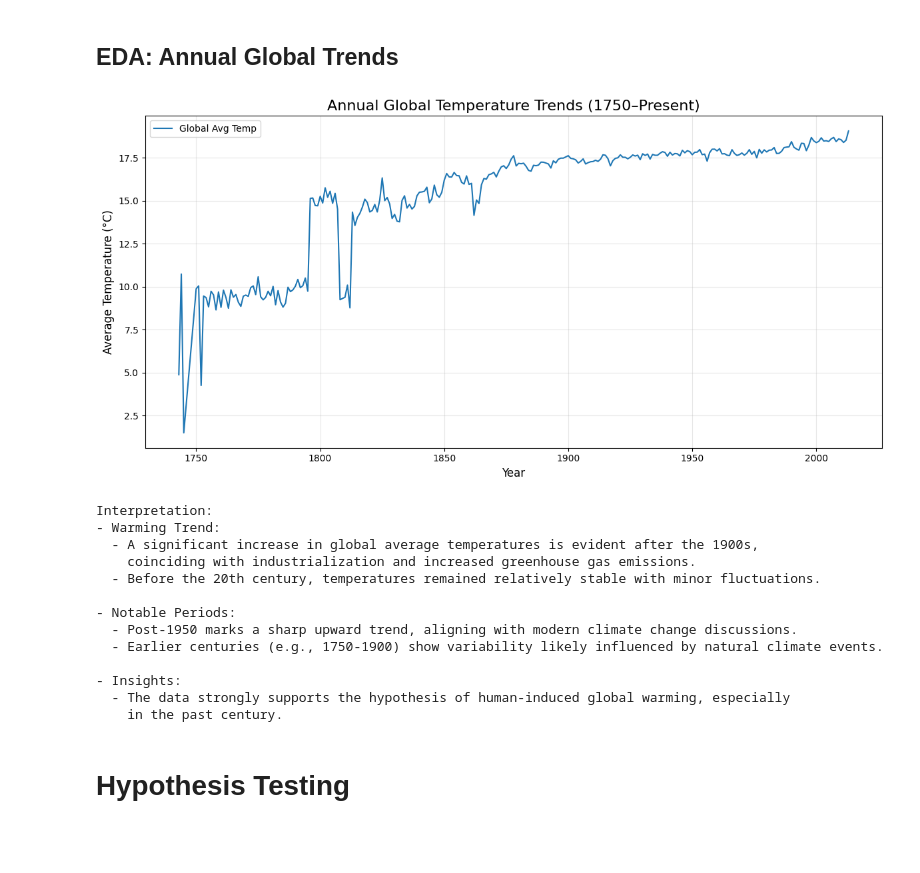
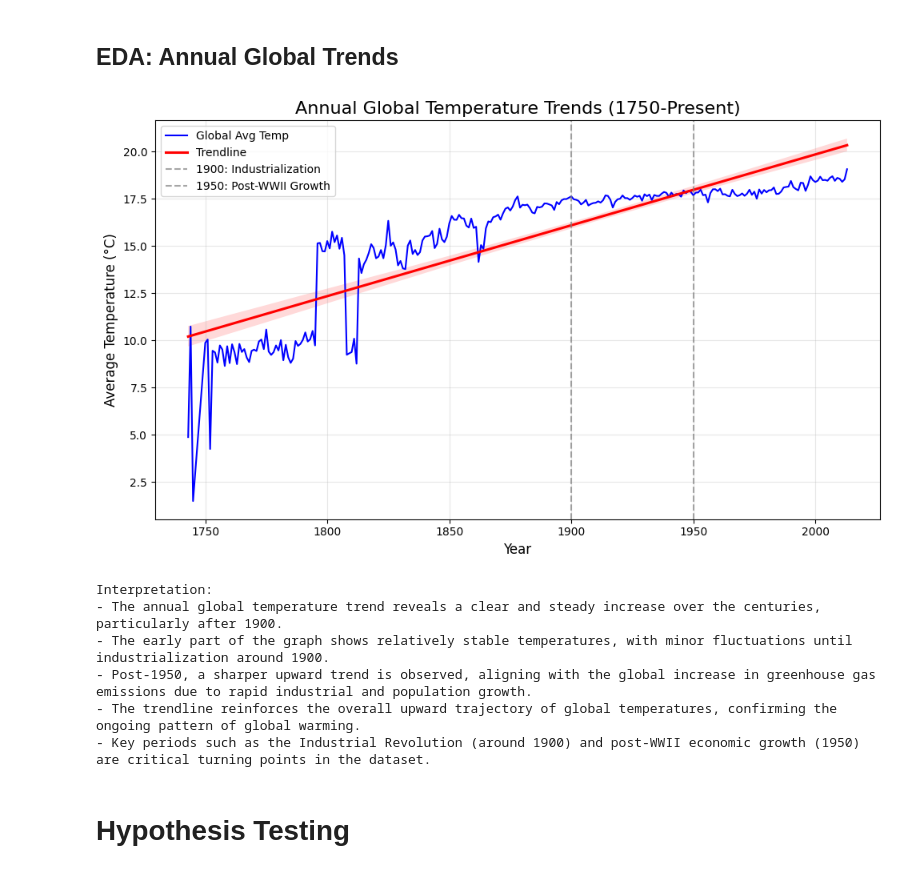
Before and after one commit to CrillyPienaah/CrillyPienaah, a Jupyter notebook: global-cities-seasonal-temperature-analysis.ipynb, the cells around one changed output. Saved outputs shown, nothing was run; the diff lists cells and outputs as text; code cells hidden in the pictures; blank space fills up the shorter version.

Commit message:
Kaggle Notebook | Global_Cities_Seasonal_Temperature_Analysis | v1.0_Global_Cities_Climate_Analysis

```diff
--- a/global-cities-seasonal-temperature-analysis.ipynb
+++ b/global-cities-seasonal-temperature-analysis.ipynb
@@ -216,50 +217,46 @@ Interpretation:
 # %%
 # Global temperature trends
 global_avg_temp = data.groupby('Year')['AverageTemperature'].mean().reset_index()
 
-# Plot
-plt.figure(figsize=(12, 6))
-sns.lineplot(data=global_avg_temp, x='Year', y='AverageTemperature', label="Global Avg Temp")
-plt.title("Annual Global Temperature Trends (1750–Present)", fontsize=16)
+# Annual Global Temperature Trends
+plt.figure(figsize=(10, 6))
+sns.lineplot(data=global_avg_temp, x='Year', y='AverageTemperature', color='blue', label='Global Avg Temp')
+sns.regplot(data=global_avg_temp, x='Year', y='AverageTemperature', scatter=False, color='red', label='Trendline')
+
+# Annotate key periods
+plt.axvline(1900, linestyle='--', color='gray', alpha=0.7, label='1900: Industrialization')
+plt.axvline(1950, linestyle='--', color='gray', alpha=0.7, label='1950: Post-WWII Growth')
+
+# Customize the plot
+plt.title("Annual Global Temperature Trends (1750-Present)", fontsize=16)
 plt.xlabel("Year", fontsize=12)
 plt.ylabel("Average Temperature (°C)", fontsize=12)
+plt.legend(loc="upper left")
 plt.grid(alpha=0.3)
-plt.legend()
 plt.tight_layout()
+
+# Save and display
+plt.savefig("annual_global_temp_trends_updated.png", dpi=300)
 plt.show()
 # %% [output]
-[figure, old version]
+[figure, new version]
-# %%
-interpretation = """
-Interpretation:
-- Warming Trend:
-  - A significant increase in global average temperatures is evident after the 1900s,
-    coinciding with industrialization and increased greenhouse gas emissions.
-  - Before the 20th century, temperatures remained relatively stable with minor fluctuations.
-
-- Notable Periods:
-  - Post-1950 marks a sharp upward trend, aligning with modern climate change discussions.
-  - Earlier centuries (e.g., 1750-1900) show variability likely influenced by natural climate events.
-
-- Insights:
-  - The data strongly supports the hypothesis of human-induced global warming, especially
-    in the past century.
-"""
-print(interpretation)
-# %% [output]
-Interpretation:
-- Warming Trend:
-  - A significant increase in global average temperatures is evident after the 1900s,
-    coinciding with industrialization and increased greenhouse gas emissions.
-  - Before the 20th century, temperatures remained relatively stable with minor fluctuations.
-
-- Notable Periods:
-  - Post-1950 marks a sharp upward trend, aligning with modern climate change discussions.
-  - Earlier centuries (e.g., 1750-1900) show variability likely influenced by natural climate events.
-
-- Insights:
-  - The data strongly supports the hypothesis of human-induced global warming, especially
-    in the past century.
+# %%
+annual_temp_interpretation = """
+Interpretation:
+- The annual global temperature trend reveals a clear and steady increase over the centuries, particularly after 1900.
+- The early part of the graph shows relatively stable temperatures, with minor fluctuations until industrialization around 1900.
+- Post-1950, a sharper upward trend is observed, aligning with the global increase in greenhouse gas emissions due to rapid industrial and population growth.
+- The trendline reinforces the overall upward trajectory of global temperatures, confirming the ongoing pattern of global warming.
+- Key periods such as the Industrial Revolution (around 1900) and post-WWII economic growth (1950) are critical turning points in the dataset.
+"""
+print(annual_temp_interpretation)
+# %% [output]
+Interpretation:
+- The annual global temperature trend reveals a clear and steady increase over the centuries, particularly after 1900.
+- The early part of the graph shows relatively stable temperatures, with minor fluctuations until industrialization around 1900.
+- Post-1950, a sharper upward trend is observed, aligning with the global increase in greenhouse gas emissions due to rapid industrial and population growth.
+- The trendline reinforces the overall upward trajectory of global temperatures, confirming the ongoing pattern of global warming.
+- Key periods such as the Industrial Revolution (around 1900) and post-WWII economic growth (1950) are critical turning points in the dataset.
 # %% [markdown]
 # Hypothesis Testing
 # %% [markdown]
```
Also changed, not shown: parts of 7 cells of this notebook.
